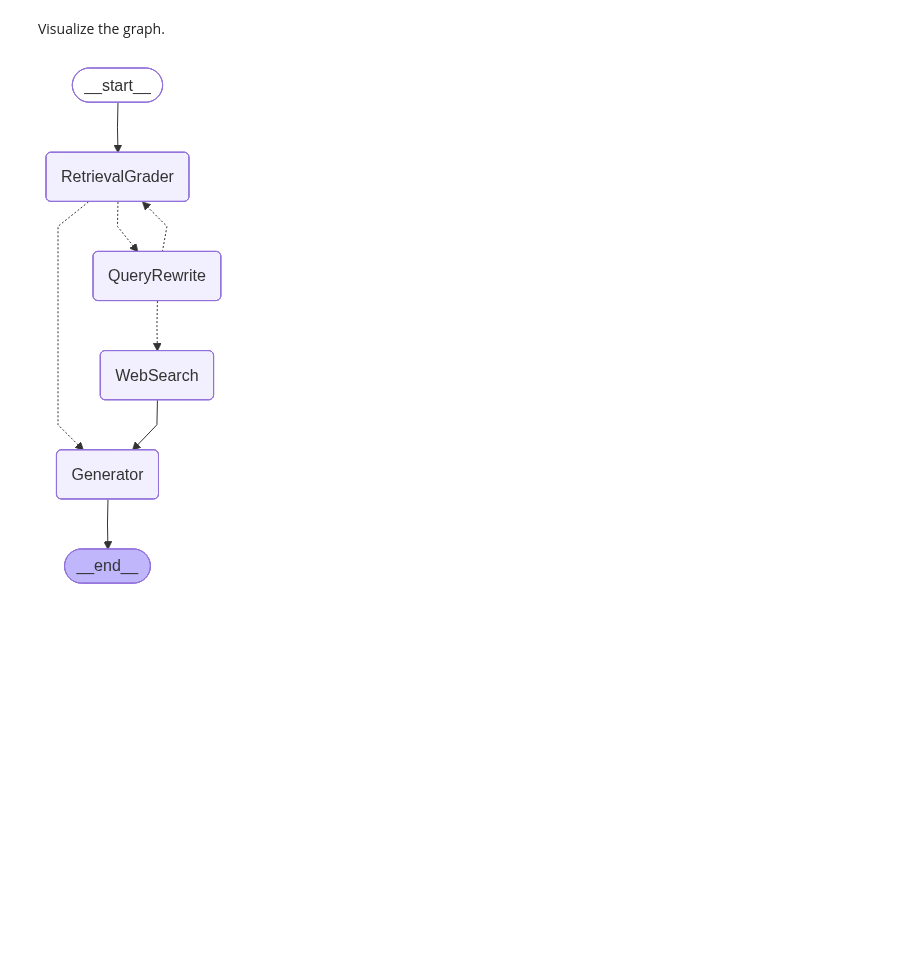
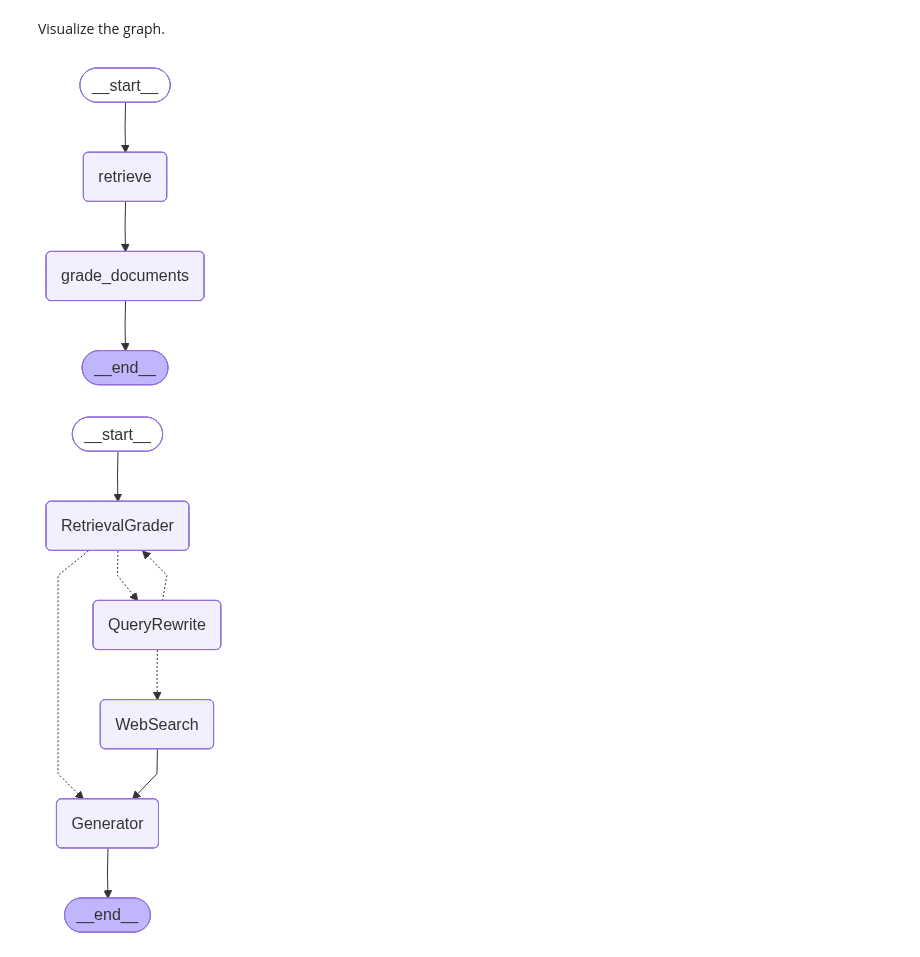
Before and after one commit to apdaga/B6_GAAP_GCP, a Jupyter notebook: code10_RAG_Advanced.ipynb, the cells around one changed output. Cells and saved outputs as stored; diff of their text form; code cells hidden in the pictures; blank space fills up the shorter version.

```diff
--- a/code10_RAG_Advanced.ipynb
+++ b/code10_RAG_Advanced.ipynb
@@ -102,7 +100,7 @@ ImportError: `pypdf` package not found, please install it with `pip install pypd
 from langchain_chroma import Chroma
 vector_db_path = "VectorDB_Chroma"
 vectorstore = Chroma.from_documents(documents=splits, embedding=embeddings,
-                                    persist_directory=vector_db_path,collection_name="morningstar2",
+                                    persist_directory=vector_db_path,collection_name="morningstarCRAG2",
                                     collection_metadata={"use_type":"TRAINING AND EXPERIMENTATION"})
 
 # using vector db object to initialize a retriever object - to perform vector search/retrieval
@@ -441,4 +441,16 @@
 Now, define the nodes and connect the edges to complete the graph.
 # %% [markdown]
 Visualize the graph.
+# %%
+# ---- Subgraph: Retrieval + Grading ----
+def build_retrieval_grader_subgraph():
+    sub_builder = StateGraph(GraphState).add_sequence([retrieve,grade_documents])
+    sub_builder.add_edge(START,"retrieve")
+    sub_builder.add_edge("grade_documents", END)
+    return sub_builder.compile()
+
+retrieval_grader = build_retrieval_grader_subgraph()
+retrieval_grader
+# %% [output]
+[figure, added]
 # %%
```
Also changed, not shown: parts of 17 cells of this notebook, 1 other file.
